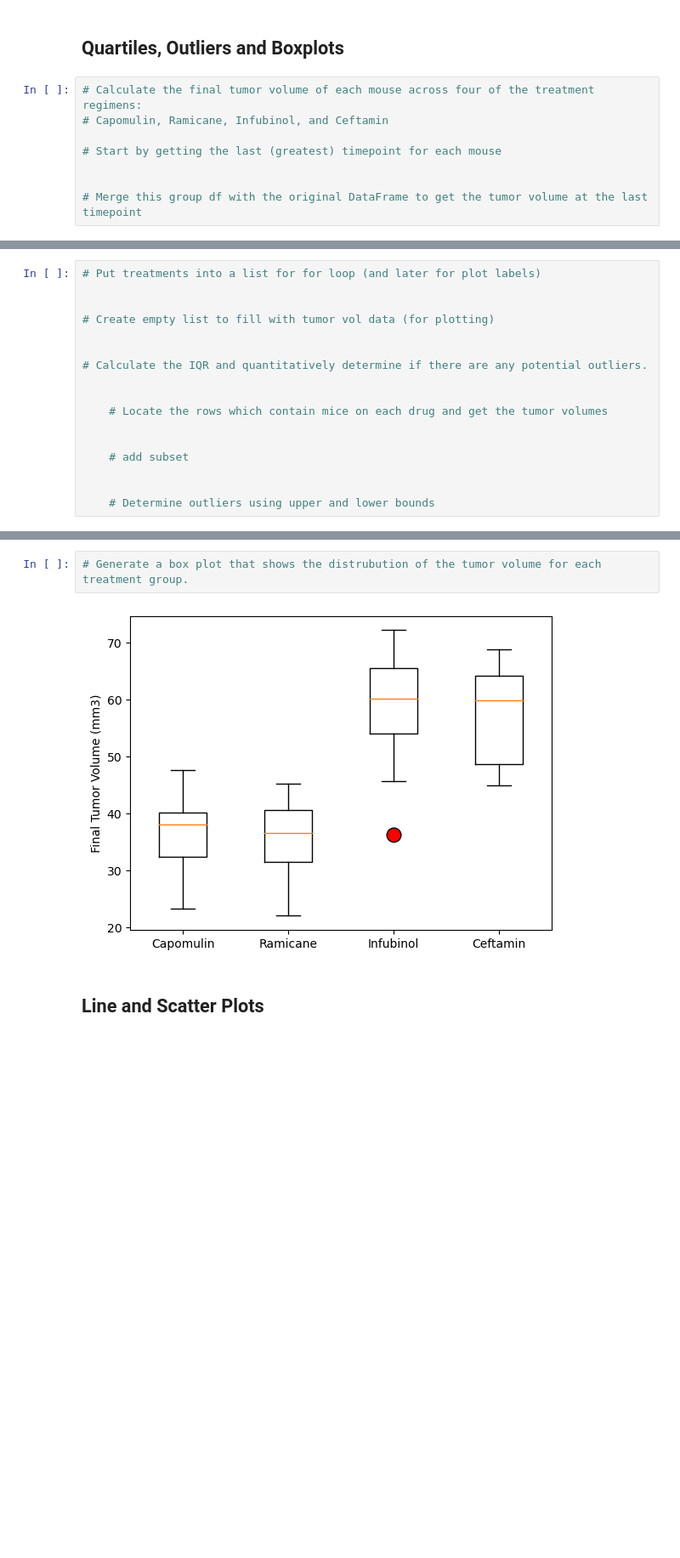
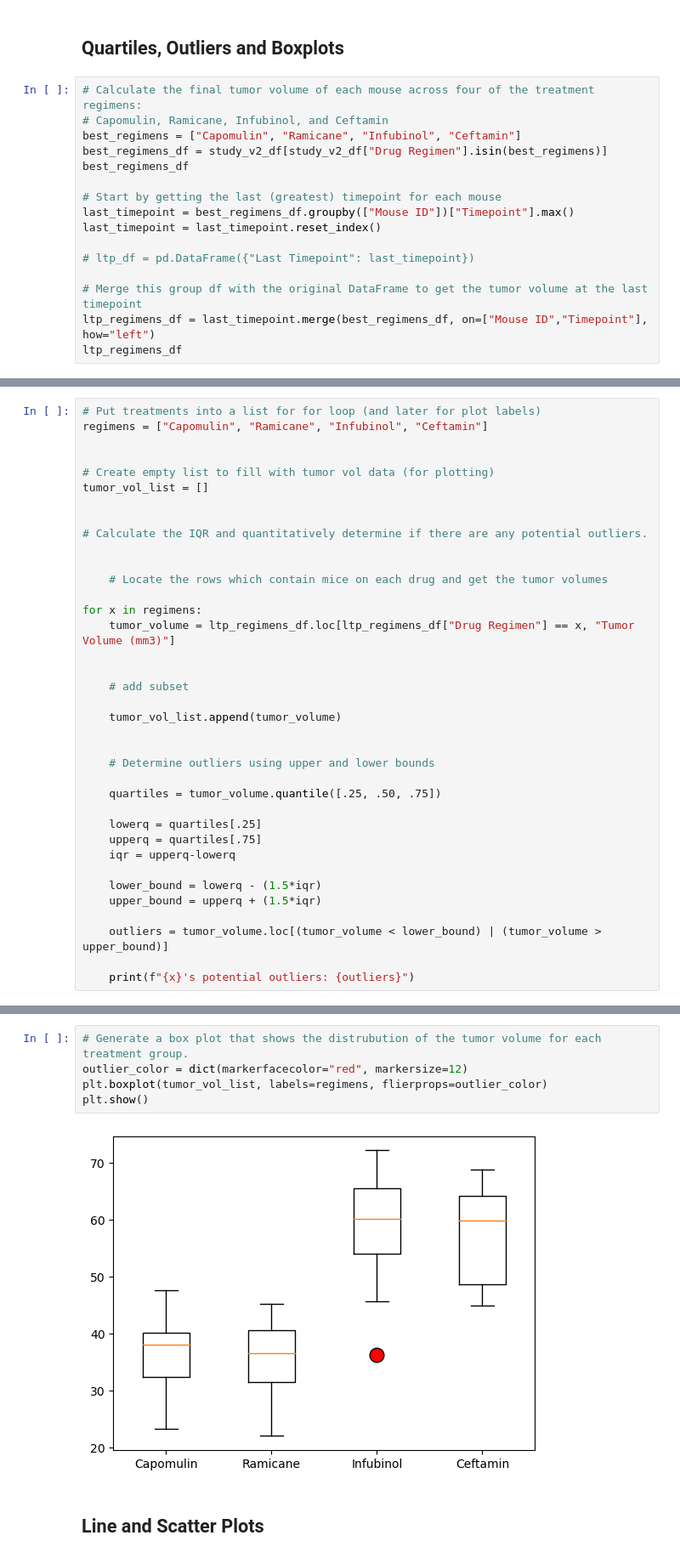
Before and after one commit to TuAnonShaman/SG_Module_5_Challenge, a Jupyter notebook: Pymaceuticals/sg_pymaceuticals.ipynb, the cells around one changed output, grey strips where cells are left out. Shown: that part at 85% size. Saved outputs shown, nothing was run; the diff lists cells and outputs as text; blank space fills up the shorter version.

```diff
--- a/Pymaceuticals/sg_pymaceuticals.ipynb
+++ b/Pymaceuticals/sg_pymaceuticals.ipynb
@@ -236,8 +315,16 @@ memory usage: 132.4+ KB
 # %%
 # Calculate the final tumor volume of each mouse across four of the treatment regimens:
 # Capomulin, Ramicane, Infubinol, and Ceftamin
+best_regimens = ["Capomulin", "Ramicane", "Infubinol", "Ceftamin"]
+best_regimens_df = study_v2_df[study_v2_df["Drug Regimen"].isin(best_regimens)]
+best_regimens_df
 
 # Start by getting the last (greatest) timepoint for each mouse
+last_timepoint = best_regimens_df.groupby(["Mouse ID"])["Timepoint"].max()
+last_timepoint = last_timepoint.reset_index()
 
+# ltp_df = pd.DataFrame({"Last Timepoint": last_timepoint})
 
 # Merge this group df with the original DataFrame to get the tumor volume at the last timepoint
+ltp_regimens_df = last_timepoint.merge(best_regimens_df, on=["Mouse ID","Timepoint"], how="left")
+ltp_regimens_df
@@ -244,8 +345,10 @@ memory usage: 132.4+ KB
 # %%
 # Put treatments into a list for for loop (and later for plot labels)
+regimens = ["Capomulin", "Ramicane", "Infubinol", "Ceftamin"]
 
 
 # Create empty list to fill with tumor vol data (for plotting)
+tumor_vol_list = []
 
 
 # Calculate the IQR and quantitatively determine if there are any potential outliers.
@@ -253,11 +356,29 @@ memory usage: 132.4+ KB
 
     # Locate the rows which contain mice on each drug and get the tumor volumes
 
+for x in regimens:
+    tumor_volume = ltp_regimens_df.loc[ltp_regimens_df["Drug Regimen"] == x, "Tumor Volume (mm3)"]
+
 
     # add subset
 
+    tumor_vol_list.append(tumor_volume)
+
 
     # Determine outliers using upper and lower bounds
+
+    quartiles = tumor_volume.quantile([.25, .50, .75])
+
+    lowerq = quartiles[.25]
+    upperq = quartiles[.75]
+    iqr = upperq-lowerq
+
+    lower_bound = lowerq - (1.5*iqr)
+    upper_bound = upperq + (1.5*iqr)
+
+    outliers = tumor_volume.loc[(tumor_volume < lower_bound) | (tumor_volume > upper_bound)]
+
+    print(f"{x}'s potential outliers: {outliers}")
 # %% [output]
 Capomulin's potential outliers: Series([], Name: Tumor Volume (mm3), dtype: float64)
 Ramicane's potential outliers: Series([], Name: Tumor Volume (mm3), dtype: float64)
@@ -266,8 +387,11 @@ Name: Tumor Volume (mm3), dtype: float64
 Ceftamin's potential outliers: Series([], Name: Tumor Volume (mm3), dtype: float64)
 # %%
 # Generate a box plot that shows the distrubution of the tumor volume for each treatment group.
+outlier_color = dict(markerfacecolor="red", markersize=12)
+plt.boxplot(tumor_vol_list, labels=regimens, flierprops=outlier_color)
+plt.show()
 # %% [output]
-[figure, old version]
+[figure, new version]
 # %% [markdown]
 ## Line and Scatter Plots
 # %%
```
Also changed, not shown: parts of 26 cells of this notebook, 3 other files.
